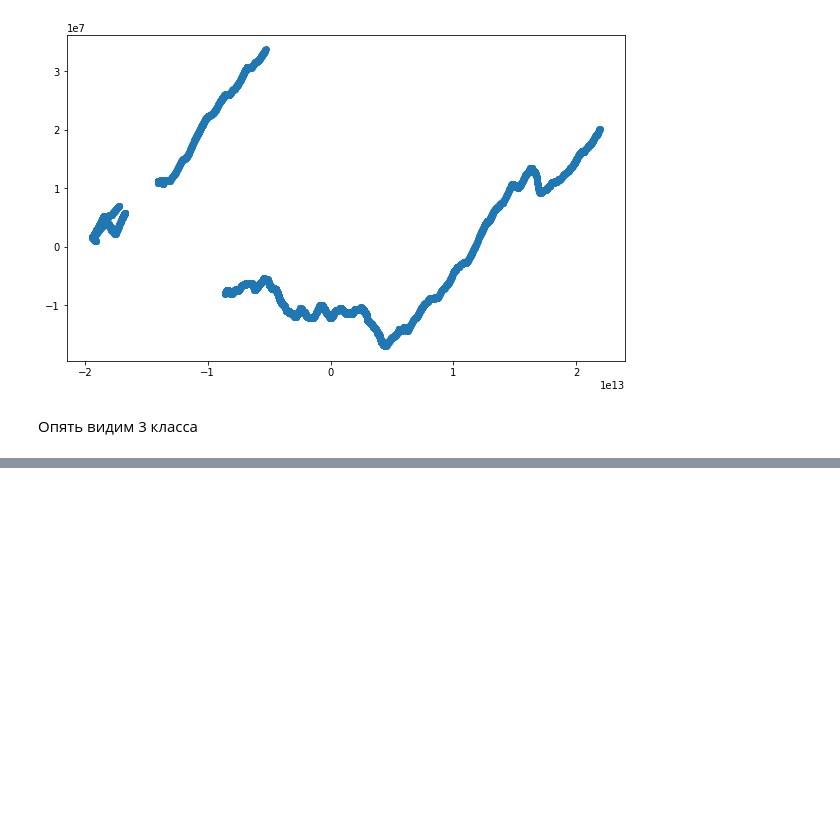
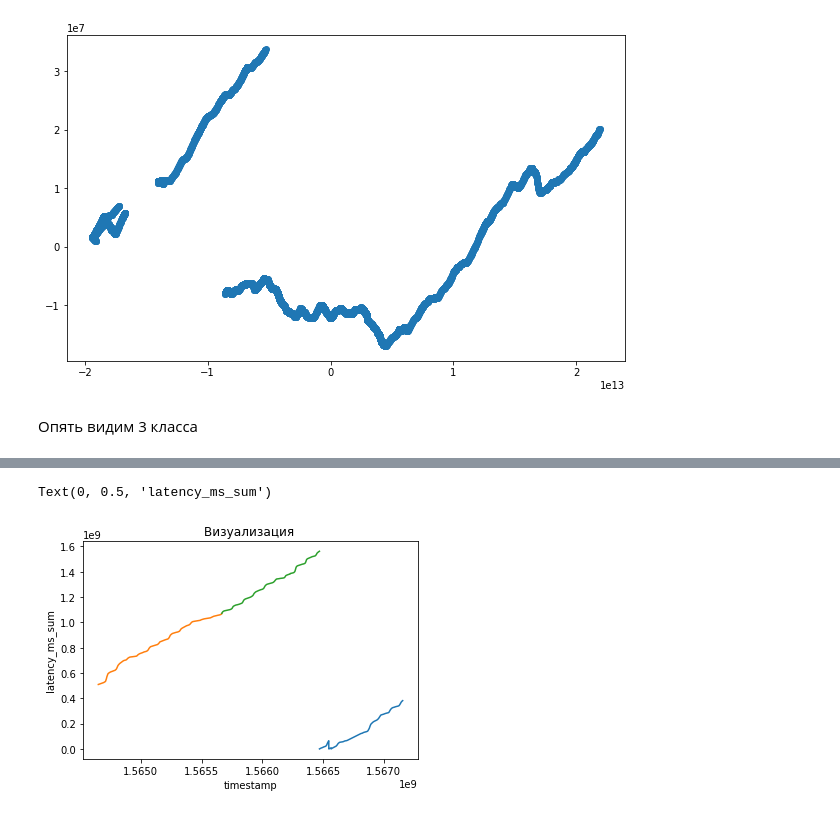
Before and after one commit to Lisenok666/Acronis, a Jupyter notebook: Task1_acro.ipynb, the cells around one changed output, grey strips where cells are left out. Saved outputs shown, nothing was run; the diff lists cells and outputs as text; code cells hidden in the pictures; blank space fills up the shorter version.

```diff
--- a/Task1_acro.ipynb
+++ b/Task1_acro.ipynb
@@ -349,7 +349,7 @@ from scipy import cluster
 from scipy.cluster.vq import kmeans
 
 # Передаём данные и число кластеров в kmeans()
-centroids, avg_distance = kmeans(latency_ms_sum, 3)
+centroids, avg_distance = kmeans(latency_ms_sum, 2)
 groups, cdist = cluster.vq.vq(latency_ms_sum, centroids)
 
 # Рисуем график
@@ -365,14 +363,15 @@ t1 = []
 gr2 = []
 t2 = []
 gr3 = []
+t_vrem = data.timestamp.values
 t3 = []
-for i in range(len(data.timestamp[i])):
+for i in range(len(t_vrem)):
     if groups[i] ==1:
         gr1.append(latency_ms_sum[i])
-        t1.append(data.timestamp[i])
+        t1.append(t_vrem[i])
     if groups[i] ==2:
         gr2.append(latency_ms_sum[i])
-        t2.append(data.timestamp[i])
+        t2.append(t_vrem[i])
     if groups[i] ==0:
         gr3.append(latency_ms_sum[i])
-        t3.append(data.timestamp[i])
+        t3.append(t_vrem[i])
@@ -383,0 +378,8 @@ KeyError: 6832
+# %%
+plt.plot(t1,gr1, label = "group1")
+plt.plot(t2,gr2, label = "group2")
+plt.plot(t3,gr3, label = "group3")
+plt.title("Визуализация "); plt.xlabel('timestamp'); plt.ylabel('latency_ms_sum')
+# %% [output]
+Text(0, 0.5, 'latency_ms_sum')
+[figure, added]
```
Also changed, not shown: parts of 3 cells of this notebook.
